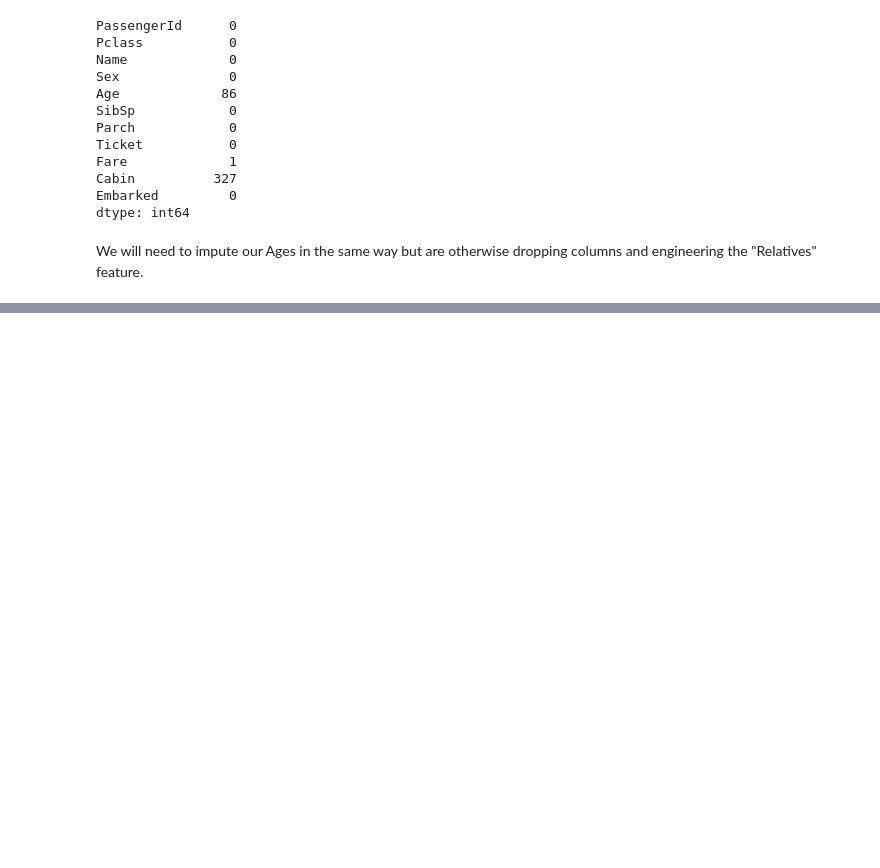
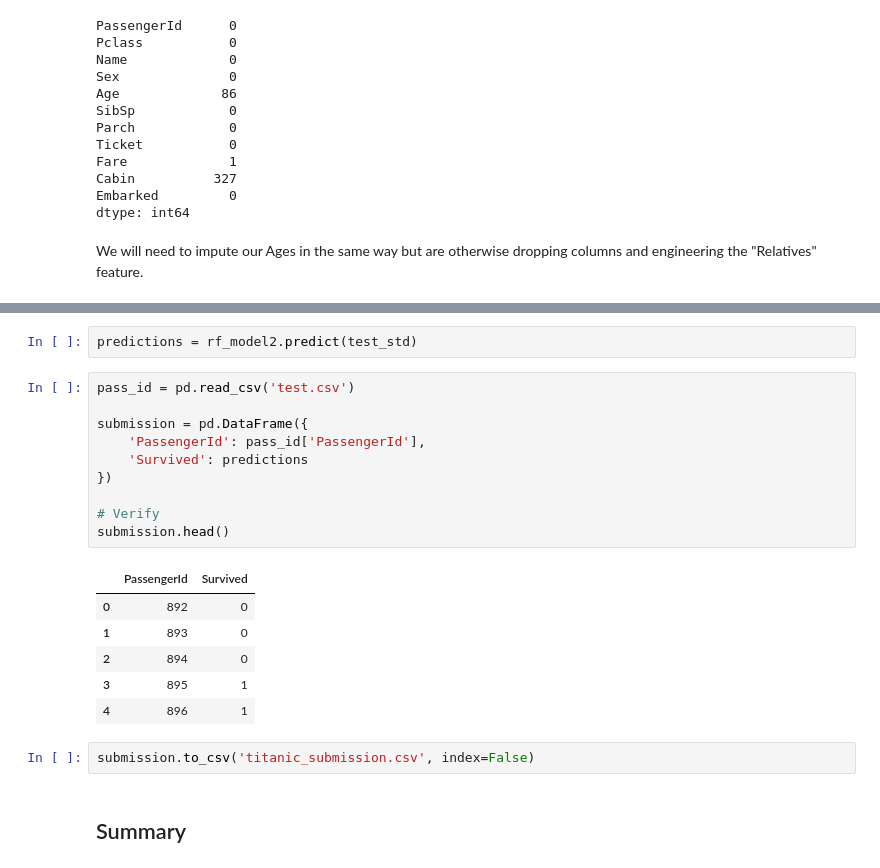
Before and after one commit to kevinodata/titanic, a Jupyter notebook: titanic_classifier.ipynb, the cells around one changed output, grey strips where cells are left out. Cells and saved outputs as stored; diff of their text form; blank space fills up the shorter version.

```diff
--- a/titanic_classifier.ipynb
+++ b/titanic_classifier.ipynb
@@ -454,0 +464,23 @@ ValueError: X has 5 features, but this StandardScaler is expecting 9 features as
+# %%
+predictions = rf_model2.predict(test_std)
+# %%
+pass_id = pd.read_csv('test.csv')
+
+submission = pd.DataFrame({
+    'PassengerId': pass_id['PassengerId'],
+    'Survived': predictions
+})
+
+# Verify
+submission.head()
+# %% [output]
+|  | PassengerId | Survived |
+| 0 | 892 | 0 |
+| 1 | 893 | 0 |
+| 2 | 894 | 0 |
+| 3 | 895 | 1 |
+| 4 | 896 | 1 |
+# %%
+submission.to_csv('titanic_submission.csv', index=False)
+# %% [markdown]
+## Summary
```
Also changed, not shown: parts of 14 cells of this notebook.
